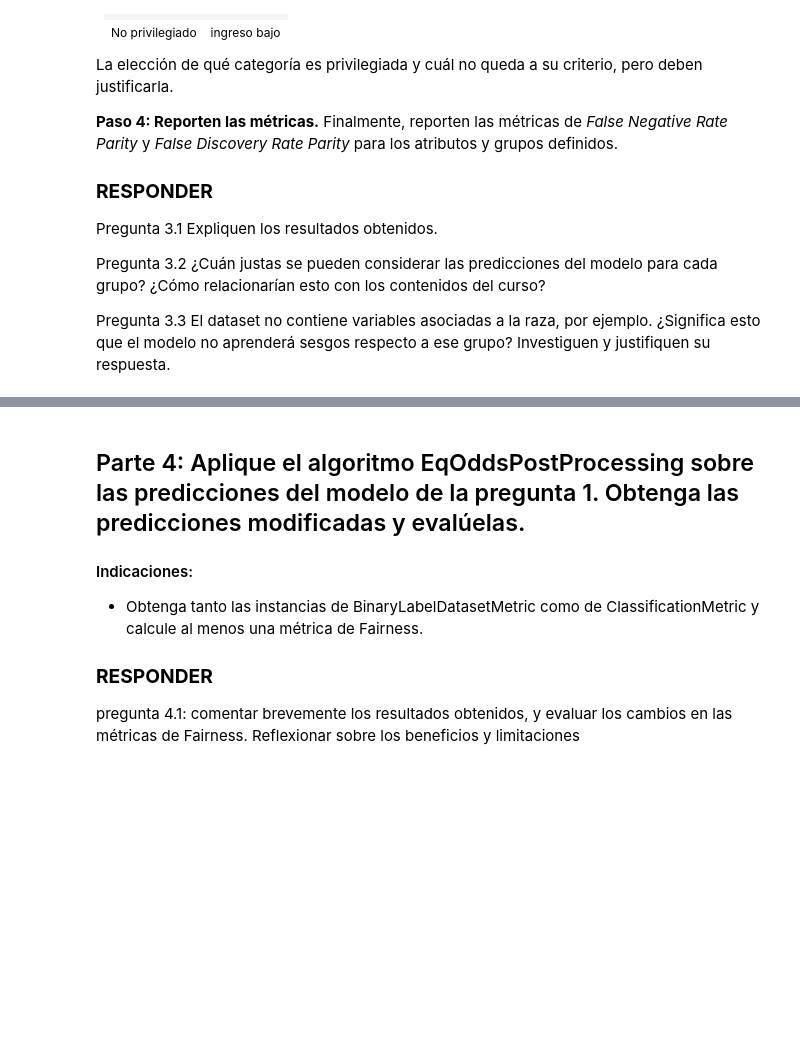
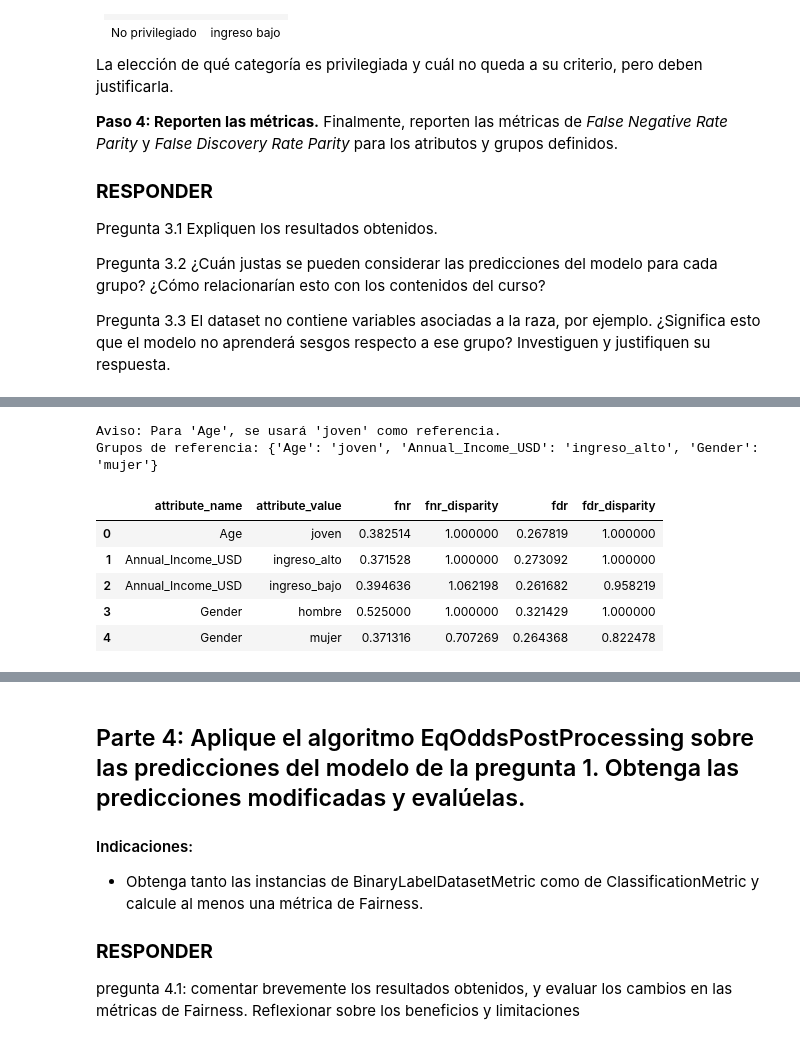
Before and after one commit to cony45678/Etica_Para_Ciencias_de_Datos, a Jupyter notebook: TallerSumativo2_Alarcon_Espinoza_Silva.ipynb, the cells around one changed output, grey strips where cells are left out. Saved outputs shown, nothing was run; the diff lists cells and outputs as text; code cells hidden in the pictures; blank space fills up the shorter version.

```diff
--- a/TallerSumativo2_Alarcon_Espinoza_Silva.ipynb
+++ b/TallerSumativo2_Alarcon_Espinoza_Silva.ipynb
@@ -570,0 +542,4 @@ Pregunta 3.3 El dataset no contiene variables asociadas a la raza, por ejemplo.
+# %%
+# 1. Predicciones del dataset test
+y_pred = modelo.predict(X_test)
+df_test_orig = df.loc[X_test.index].copy()
@@ -570,0 +631,48 @@ Pregunta 3.3 El dataset no contiene variables asociadas a la raza, por ejemplo.
+# %%
+
+# metricas por grupo (Crosstabs)
+from aequitas.group import Group
+
+g = Group()
+xtab, _ = g.get_crosstabs(df_aequitas)
+# %%
+# verificar
+from aequitas.bias import Bias
+
+ref_priviligiadas = {'Age': 'adulto','Annual_Income_USD': 'ingreso_alto',
+                  'Gender': 'mujer'}
+
+ref_groups = {}
+for col, pref in ref_priviligiadas.items():
+    valores_existentes = xtab[xtab['attribute_name'] == col]['attribute_value'].unique()
+    if pref in valores_existentes:
+        ref_groups[col] = pref
+    else:
+        ref_groups[col] = valores_existentes[0]
+        print(f"Aviso: Para '{col}', se usará '{valores_existentes[0]}' como referencia.")
+
+print("Grupos de referencia:", ref_groups)
+# %% [output]
+Aviso: Para 'Age', se usará 'joven' como referencia.
+Grupos de referencia: {'Age': 'joven', 'Annual_Income_USD': 'ingreso_alto', 'Gender': 'mujer'}
+# %%
+
+# disparidades
+b = Bias()
+bdf = b.get_disparity_predefined_groups(
+    xtab,
+    original_df=df_aequitas,
+    ref_groups_dict=ref_groups)
+# %%
+# 7. Resultados de la auditoría
+cols_reporte = ['attribute_name', 'attribute_value',
+    'fnr', 'fnr_disparity', 'fdr', 'fdr_disparity']
+
+bdf[cols_reporte]
+# %% [output]
+|  | attribute_name | attribute_value | fnr | fnr_disparity | fdr | fdr_disparity |
+| 0 | Age | joven | 0.382514 | 1.000000 | 0.267819 | 1.000000 |
+| 1 | Annual_Income_USD | ingreso_alto | 0.371528 | 1.000000 | 0.273092 | 1.000000 |
+| 2 | Annual_Income_USD | ingreso_bajo | 0.394636 | 1.062198 | 0.261682 | 0.958219 |
+| 3 | Gender | hombre | 0.525000 | 1.000000 | 0.321429 | 1.000000 |
+| 4 | Gender | mujer | 0.371316 | 0.707269 | 0.264368 | 0.822478 |
```
Also changed, not shown: parts of 26 cells of this notebook.
